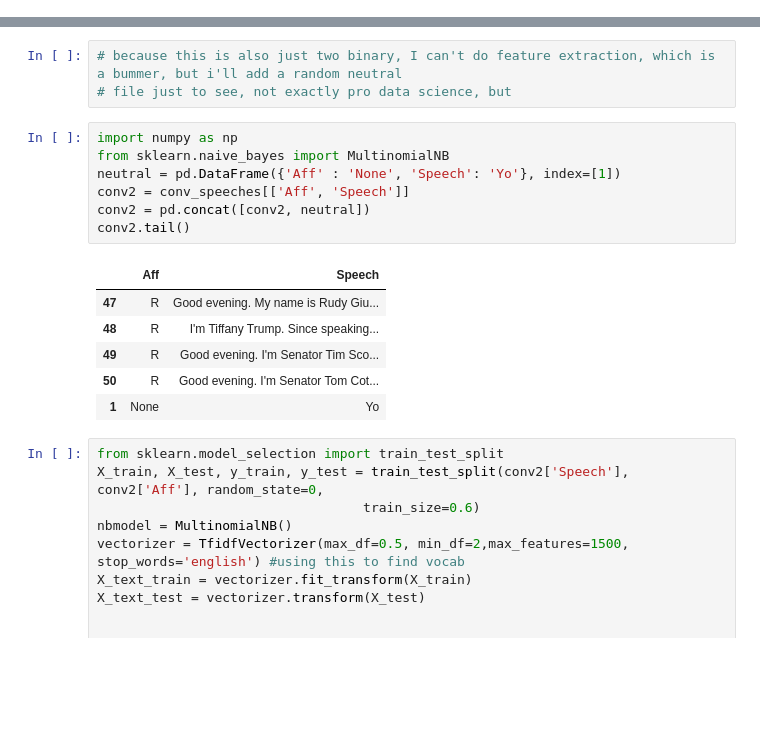
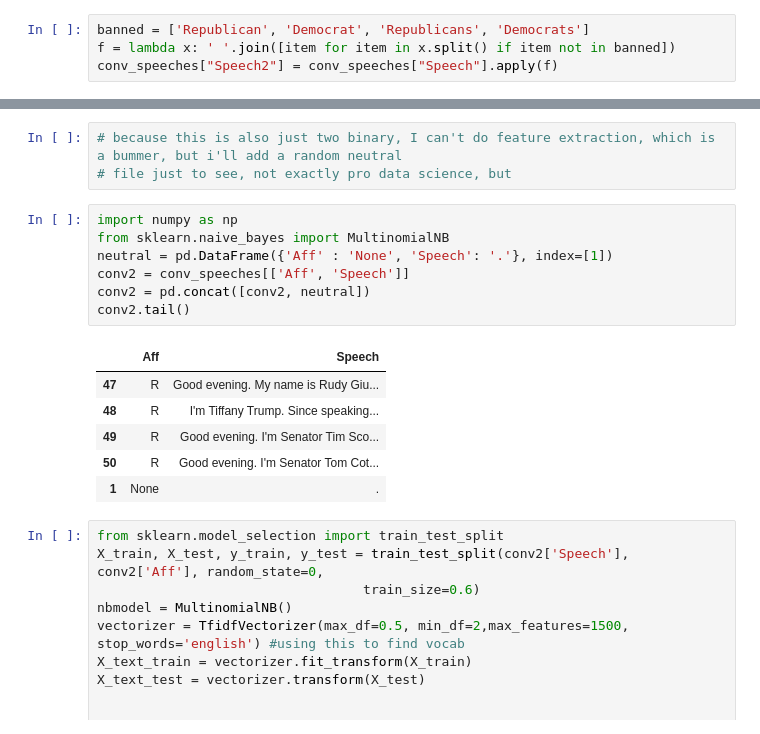
Before and after one commit to Data-Science-for-Linguists-2021/PoliticalRhetoric-analysis, a Jupyter notebook: analysis_notebooks/speech_analysis.ipynb, the cells around one changed output, grey strips where cells are left out. Saved outputs shown, nothing was run; the diff lists cells and outputs as text; blank space fills up the shorter version.

```diff
--- a/analysis_notebooks/speech_analysis.ipynb
+++ b/analysis_notebooks/speech_analysis.ipynb
@@ -25,3 +25,7 @@ conv_speeches.Aff.value_counts()
 R    30
 D    21
 Name: Aff, dtype: int64
+# %%
+banned = ['Republican', 'Democrat', 'Republicans', 'Democrats']
+f = lambda x: ' '.join([item for item in x.split() if item not in banned])
+conv_speeches["Speech2"] = conv_speeches["Speech"].apply(f)
@@ -93,17 +146,17 @@ plt.show()
 # %%
 import numpy as np
 from sklearn.naive_bayes import MultinomialNB
-neutral = pd.DataFrame({'Aff' : 'None', 'Speech': 'Yo'}, index=[1])
+neutral = pd.DataFrame({'Aff' : 'None', 'Speech': '.'}, index=[1])
 conv2 = conv_speeches[['Aff', 'Speech']]
 conv2 = pd.concat([conv2, neutral])
 conv2.tail()
 # %% [output]
 |  | Aff | Speech |
 | 47 | R | Good evening. My name is Rudy Giu... |
 | 48 | R | I'm Tiffany Trump. Since speaking... |
 | 49 | R | Good evening. I'm Senator Tim Sco... |
 | 50 | R | Good evening. I'm Senator Tom Cot... |
-| 1 | None | Yo |
+| 1 | None | . |
 # %%
 from sklearn.model_selection import train_test_split
 X_train, X_test, y_train, y_test = train_test_split(conv2['Speech'], conv2['Aff'], random_state=0,
```
Also changed, not shown: parts of 12 cells of this notebook, 2 other files.
